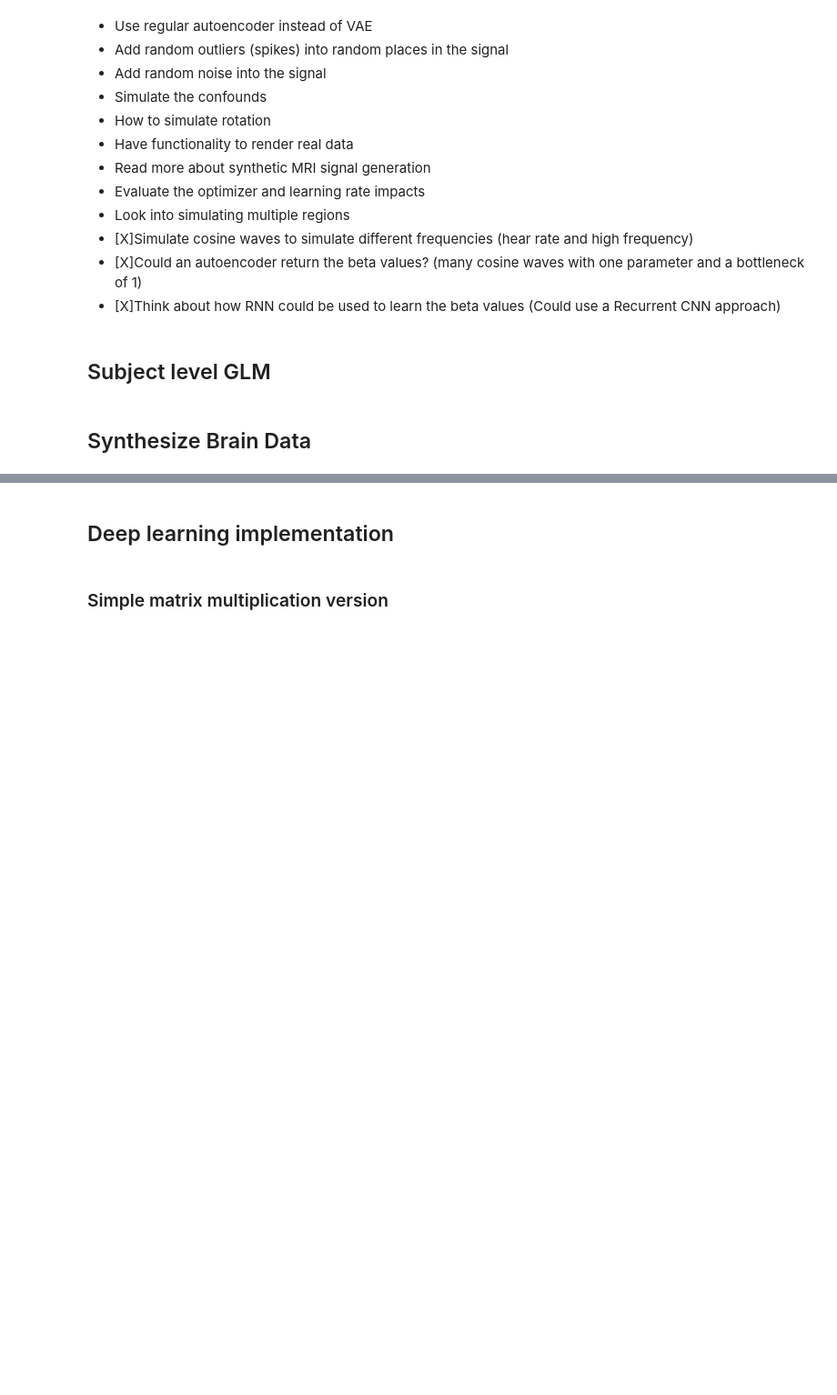
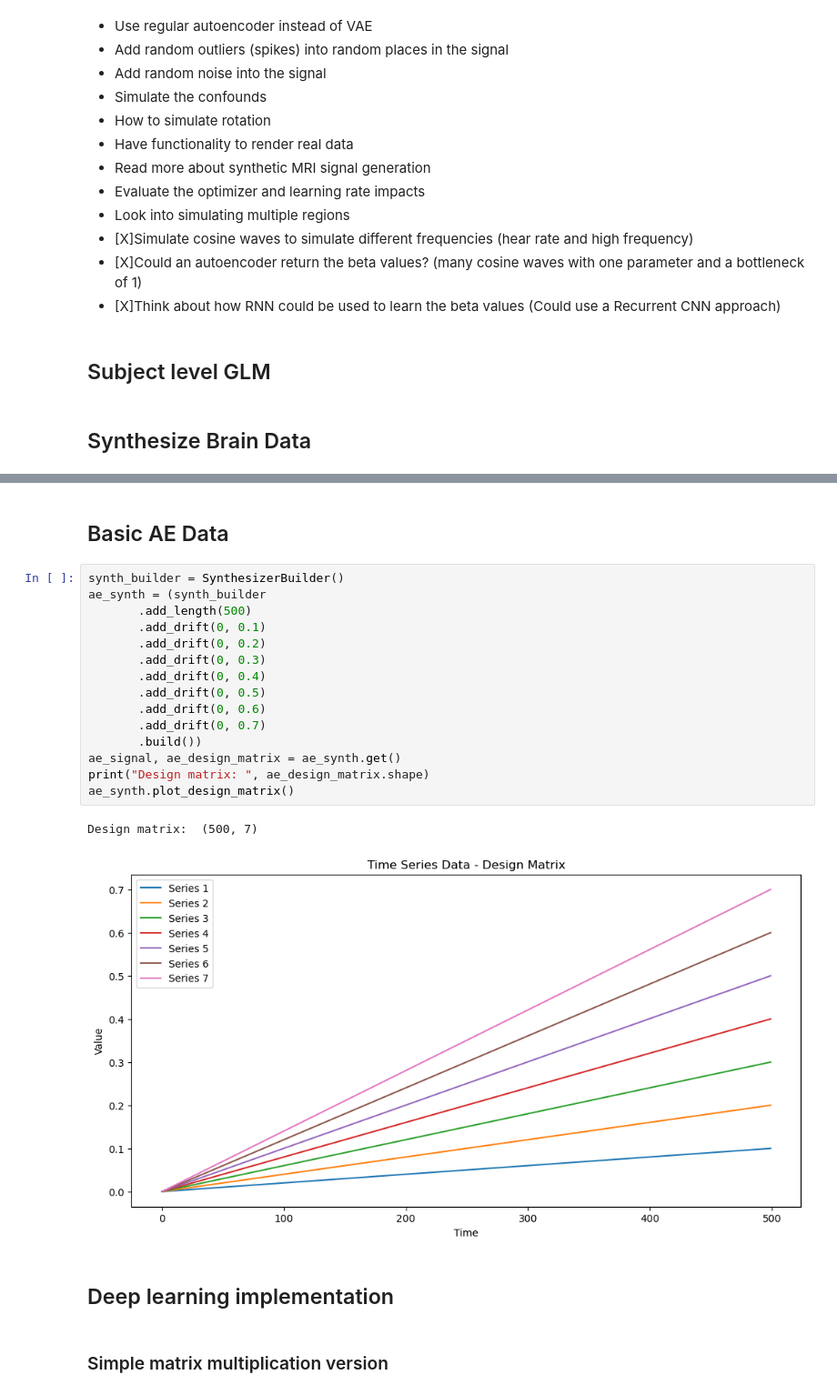
Before and after one commit to nolanrbrady/neuro_dl_stats, a Jupyter notebook: pytorch_glm.ipynb, the cells around one changed output, grey strips where cells are left out. Shown: that part at 91% size. Cells and saved outputs as stored; diff of their text form; blank space fills up the shorter version.

```diff
--- a/pytorch_glm.ipynb
+++ b/pytorch_glm.ipynb
@@ -64,3 +81,23 @@ ValueError: shapes (500,5) and (4,) not aligned: 5 (dim 1) != 4 (dim 0)
+# %% [markdown]
+## Basic AE Data
+# %%
+synth_builder = SynthesizerBuilder()
+ae_synth = (synth_builder
+       .add_length(500)
+       .add_drift(0, 0.1)
+       .add_drift(0, 0.2)
+       .add_drift(0, 0.3)
+       .add_drift(0, 0.4)
+       .add_drift(0, 0.5)
+       .add_drift(0, 0.6)
+       .add_drift(0, 0.7)
+       .build())
+ae_signal, ae_design_matrix = ae_synth.get()
+print("Design matrix: ", ae_design_matrix.shape)
+ae_synth.plot_design_matrix()
+# %% [output]
+Design matrix:  (500, 7)
+[figure, added]
 # %% [markdown]
 ## Deep learning implementation
 # %% [markdown]
```
Also changed, not shown: parts of 10 cells of this notebook, 3 other files.
